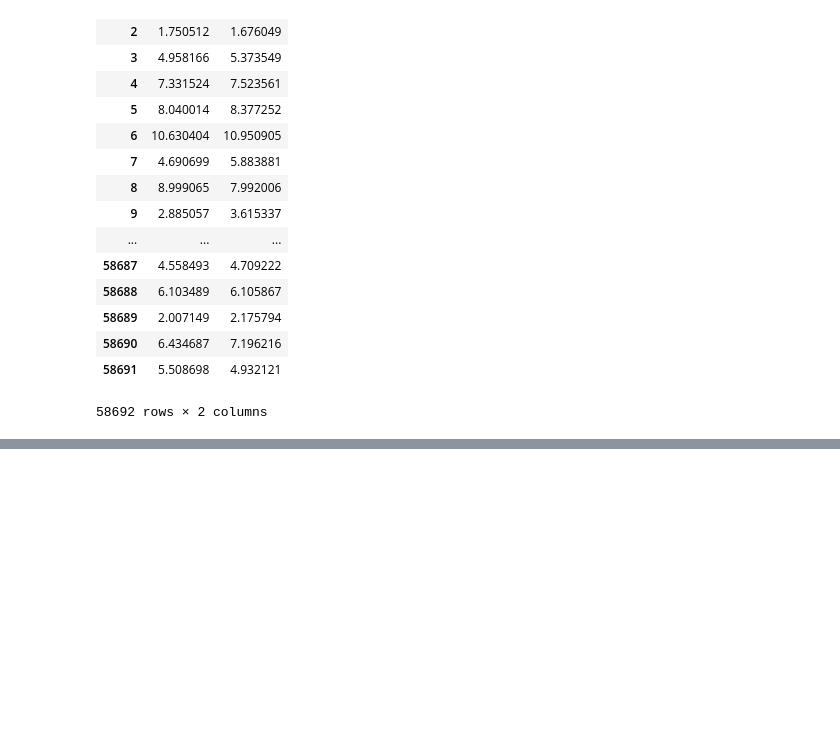
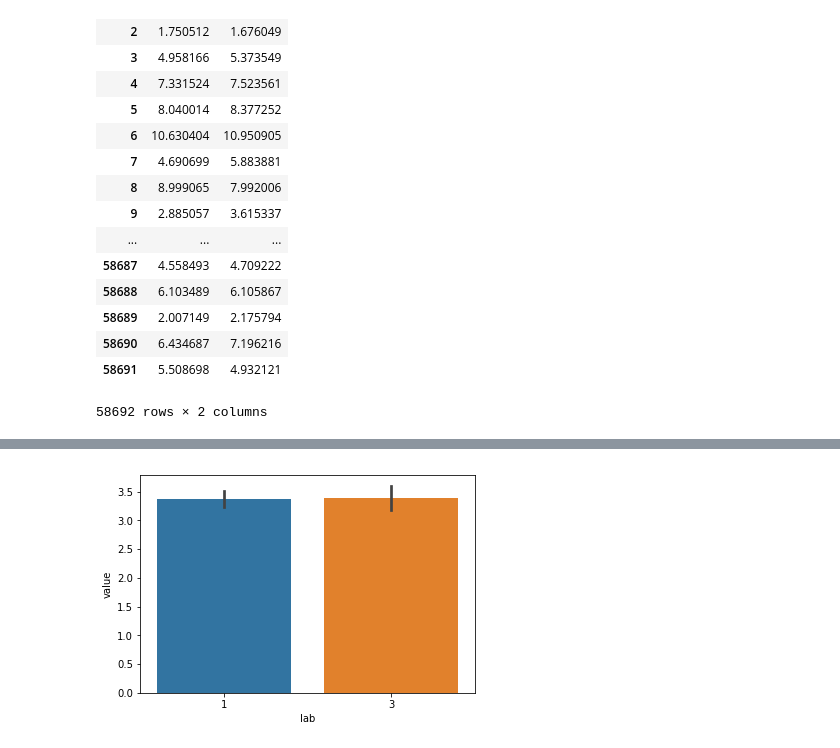
Before and after one commit to illdopejake/hack_projects, a Jupyter notebook: ABA_code.ipynb, the cells around one changed output, grey strips where cells are left out. Saved outputs shown, nothing was run; the diff lists cells and outputs as text; code cells hidden in the pictures; blank space fills up the shorter version.

```diff
--- a/ABA_code.ipynb
+++ b/ABA_code.ipynb
@@ -176,0 +230,4 @@ t1['1']
+# %%
+ABA_dir = '/data1/users/jvogel/Allen_Human_Brain_Atlas/'
+atlas = '/home/users/jvogel/Science/templates/atlases/Lund/hippocampus_labels_LUND_scif55.nii.gz'
+total_xp = ABA_average_expression_from_atlas(ABA_dir, atlas, save=True, average=False, save_coords=True)
@@ -176,0 +273,4 @@ t1['1']
+# %%
+tst = total_xp['10021']
+cols1 = [x for x in tst.columns if 'lab_1' in x]
+cols3 = [x for x in tst.columns if 'lab_3' in x]
@@ -176,0 +281,11 @@ t1['1']
+# %%
+all_1 = pandas.DataFrame(index = tst.index)
+all_3 = pandas.DataFrame(index = tst.index)
+for sub, df in total_xp.items():
+    c1 = [x for x in df.columns if 'lab_1' in x]
+    c3 = [x for x in df.columns if 'lab_3' in x]
+    for col in c1:
+        all_1.loc[:,'%s_%s'%(sub,col)] = df.loc[:,col].values
+    for col in c3:
+        all_3.loc[:,'%s_%s'%(sub,col)] = df.loc[:,col].values
+    print('finished',sub)
@@ -176,0 +307,5 @@ t1['1']
+# %%
+forplot = pandas.DataFrame(pandas.concat([all_1.loc[0], all_3.loc[0]]))
+forplot.columns = ['value']
+forplot.loc[:, 'lab'] = [1]*len(all_1.columns) + [3]*len(all_3.columns)
+forplot.head()
@@ -176,0 +319,6 @@ t1['1']
+# %%
+plt.close()
+sns.barplot('lab','value',data=forplot)
+plt.show()
+# %% [output]
+[figure, added]
```
Also changed, not shown: parts of 23 cells of this notebook.
